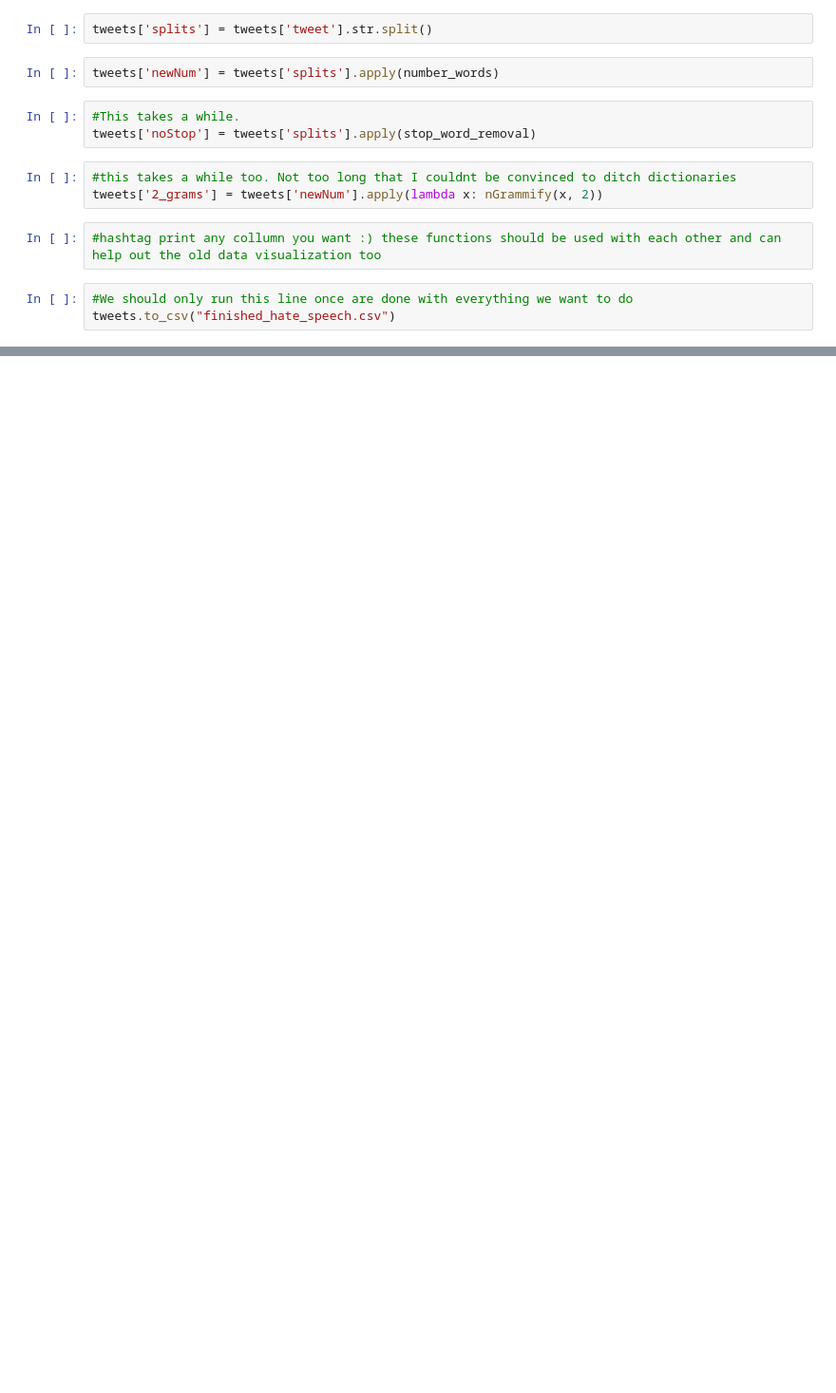
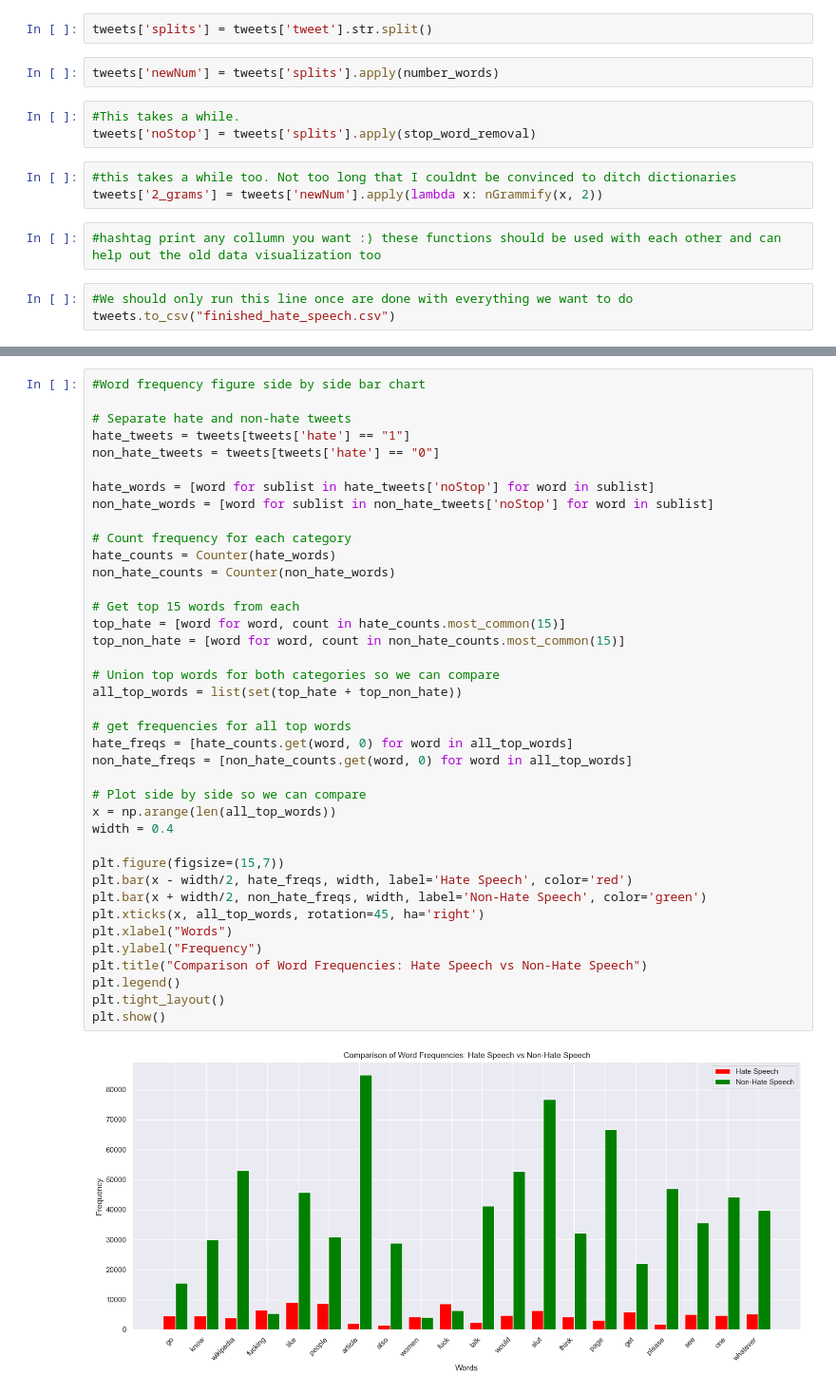
Before and after one commit to jhutch-808/HateSpeechDetection, a Jupyter notebook: tokenize_text.ipynb, the cells around one changed output, grey strips where cells are left out. Shown at 95% size. Drawn from its saved outputs; the diff is of its cells as text; blank space fills up the shorter version.

```diff
--- a/tokenize_text.ipynb
+++ b/tokenize_text.ipynb
@@ -147,0 +184,41 @@ tweets.to_csv("finished_hate_speech.csv")
+# %%
+#Word frequency figure side by side bar chart
+
+# Separate hate and non-hate tweets
+hate_tweets = tweets[tweets['hate'] == "1"]
+non_hate_tweets = tweets[tweets['hate'] == "0"]
+
+hate_words = [word for sublist in hate_tweets['noStop'] for word in sublist]
+non_hate_words = [word for sublist in non_hate_tweets['noStop'] for word in sublist]
+
+# Count frequency for each category
+hate_counts = Counter(hate_words)
+non_hate_counts = Counter(non_hate_words)
+
+# Get top 15 words from each
+top_hate = [word for word, count in hate_counts.most_common(15)]
+top_non_hate = [word for word, count in non_hate_counts.most_common(15)]
+
+# Union top words for both categories so we can compare
+all_top_words = list(set(top_hate + top_non_hate))
+
+# get frequencies for all top words
+hate_freqs = [hate_counts.get(word, 0) for word in all_top_words]
+non_hate_freqs = [non_hate_counts.get(word, 0) for word in all_top_words]
+
+# Plot side by side so we can compare
+x = np.arange(len(all_top_words))
+width = 0.4
+
+plt.figure(figsize=(15,7))
+plt.bar(x - width/2, hate_freqs, width, label='Hate Speech', color='red')
+plt.bar(x + width/2, non_hate_freqs, width, label='Non-Hate Speech', color='green')
+plt.xticks(x, all_top_words, rotation=45, ha='right')
+plt.xlabel("Words")
+plt.ylabel("Frequency")
+plt.title("Comparison of Word Frequencies: Hate Speech vs Non-Hate Speech")
+plt.legend()
+plt.tight_layout()
+plt.show()
+# %% [output]
+[figure, added]
```
Also changed, not shown: parts of 7 cells of this notebook.
